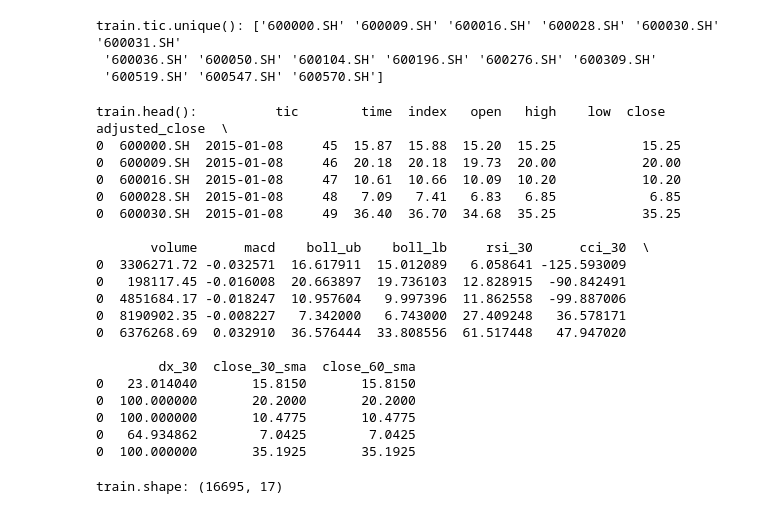
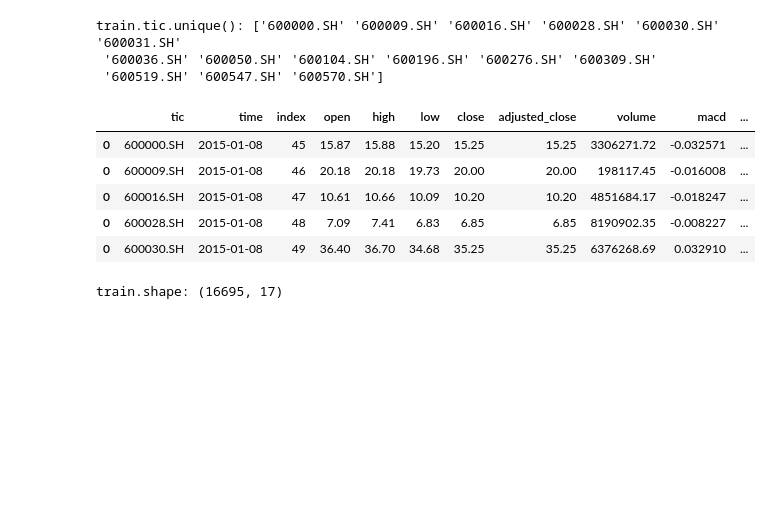
Before and after one commit to STerOTto/FinRL-Tutorials, a Jupyter notebook: 1-Introduction/China_A_share_market_tushare.ipynb, the cells around one changed output. Saved outputs shown, nothing was run; the diff lists cells and outputs as text; code cells hidden in the pictures; blank space fills up the shorter version.

```diff
--- a/1-Introduction/China_A_share_market_tushare.ipynb
+++ b/1-Introduction/China_A_share_market_tushare.ipynb
@@ -152,26 +190,12 @@ train.tic.unique(): ['600000.SH' '600009.SH' '600016.SH' '600028.SH' '600030.SH'
 # %%
-print(f"train.head(): {train.head()}")
+train.head()
 # %% [output]
-train.head():          tic        time  index   open   high    low  close  adjusted_close  \
-0  600000.SH  2015-01-08     45  15.87  15.88  15.20  15.25           15.25
-0  600009.SH  2015-01-08     46  20.18  20.18  19.73  20.00           20.00
-0  600016.SH  2015-01-08     47  10.61  10.66  10.09  10.20           10.20
-0  600028.SH  2015-01-08     48   7.09   7.41   6.83   6.85            6.85
-0  600030.SH  2015-01-08     49  36.40  36.70  34.68  35.25           35.25
-
-       volume      macd    boll_ub    boll_lb     rsi_30      cci_30  \
-0  3306271.72 -0.032571  16.617911  15.012089   6.058641 -125.593009
-0   198117.45 -0.016008  20.663897  19.736103  12.828915  -90.842491
-0  4851684.17 -0.018247  10.957604   9.997396  11.862558  -99.887006
-0  8190902.35 -0.008227   7.342000   6.743000  27.409248   36.578171
-0  6376268.69  0.032910  36.576444  33.808556  61.517448   47.947020
-
-        dx_30  close_30_sma  close_60_sma
-0   23.014040       15.8150       15.8150
-0  100.000000       20.2000       20.2000
-0  100.000000       10.4775       10.4775
-0   64.934862        7.0425        7.0425
-0  100.000000       35.1925       35.1925
+|  | tic | time | index | open | high | low | close | adjusted_close | volume | macd | ... |
+| 0 | 600000.SH | 2015-01-08 | 45 | 15.87 | 15.88 | 15.20 | 15.25 | 15.25 | 3306271.72 | -0.032571 | ... |
+| 0 | 600009.SH | 2015-01-08 | 46 | 20.18 | 20.18 | 19.73 | 20.00 | 20.00 | 198117.45 | -0.016008 | ... |
+| 0 | 600016.SH | 2015-01-08 | 47 | 10.61 | 10.66 | 10.09 | 10.20 | 10.20 | 4851684.17 | -0.018247 | ... |
+| 0 | 600028.SH | 2015-01-08 | 48 | 7.09 | 7.41 | 6.83 | 6.85 | 6.85 | 8190902.35 | -0.008227 | ... |
+| 0 | 600030.SH | 2015-01-08 | 49 | 36.40 | 36.70 | 34.68 | 35.25 | 35.25 | 6376268.69 | 0.032910 | ... |
 # %%
 print(f"train.shape: {train.shape}")
 # %% [output]
```
Also changed, not shown: parts of 18 cells of this notebook.
